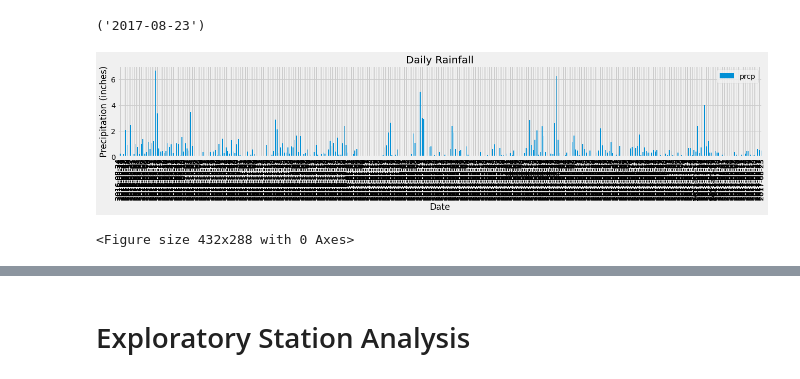
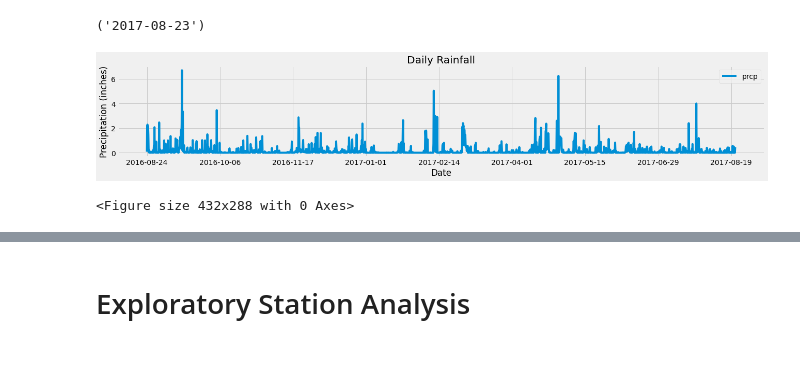
Before and after one commit to jj-krehbiel/sqlalchemy-challenge, a Jupyter notebook: Climate_Analysis.ipynb, the cells around one changed output, grey strips where cells are left out. Cells and saved outputs as stored; diff of their text form; code cells hidden in the pictures.

```diff
--- a/Climate_Analysis.ipynb
+++ b/Climate_Analysis.ipynb
@@ -101,28 +102,31 @@ session.query(Measurement.date).order_by(Measurement.date.desc()).first()
 # %%
 # Design a query to retrieve the last 12 months of precipitation data and plot the results.
 
 # Perform a query to retrieve the date and precipitation scores
 date_prcp = session.query(Measurement.date, Measurement.prcp).\
     filter(Measurement.date > '2016-08-23').\
     order_by(Measurement.date).all()
 
 # Save the query results as a Pandas DataFrame and set the index to the date column
 date_prcp_df = DataFrame(date_prcp).set_index('date')
 
+# Drop null values
+date_prcp_df = date_prcp_df.dropna(how='any')
+
 # Sort the dataframe by date
 date_prcp_df = date_prcp_df.sort_values('date')
 
 # Use Pandas Plotting with Matplotlib to plot the data
 # Use DataFrame.plot() in order to create a bar chart of the data
-date_prcp_df.plot(kind="bar", figsize=(20,3))
+date_prcp_df.plot(figsize=(20,3))
 
 # Set a title for the chart
 plt.title("Daily Rainfall")
 plt.xlabel("Date")
 plt.ylabel("Precipitation (inches)")
 
 plt.show()
 plt.tight_layout()
 # %% [output]
-[figure, old version]
+[figure, new version]
 <Figure size 432x288 with 0 Axes>
```
Also changed, not shown: parts of 13 cells of this notebook.
